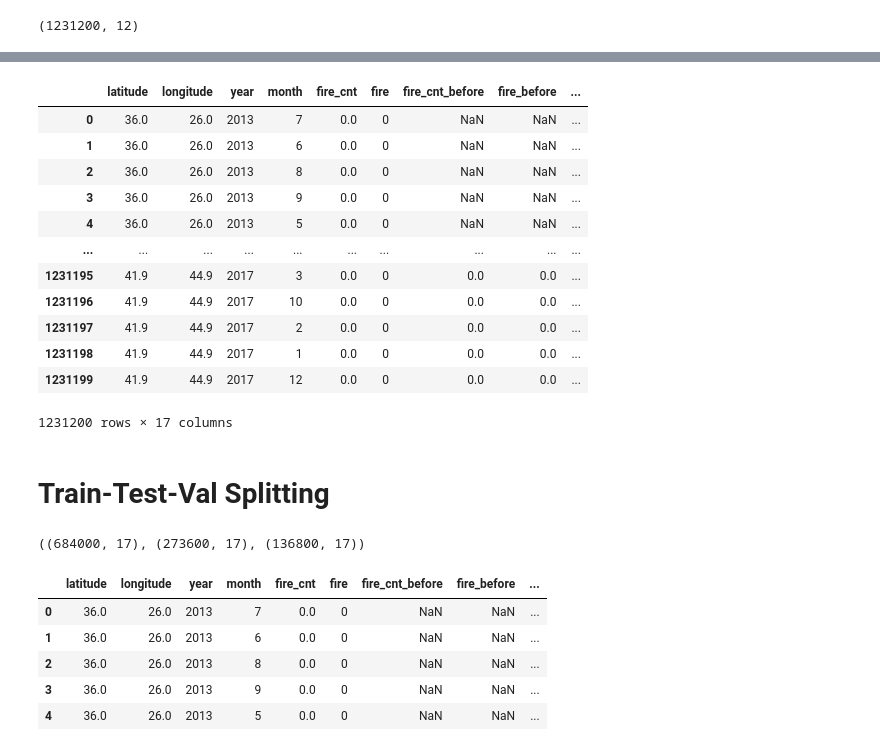
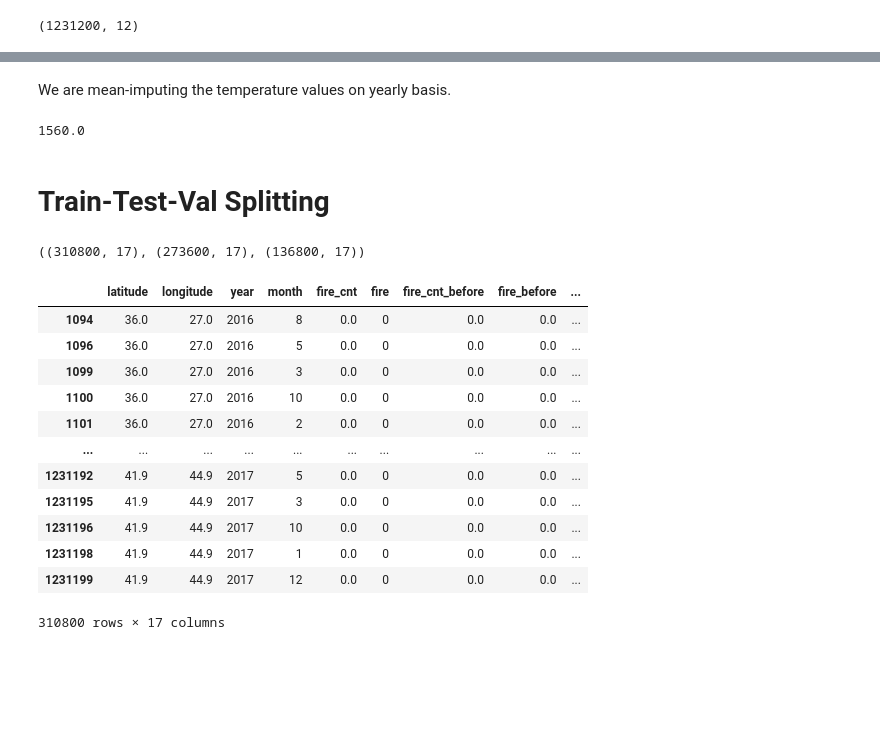
Before and after one commit to nlztrk/turkey_wildfire_prediction, a Jupyter notebook: notebook/03. DatasetCreation.ipynb, the cells around one changed output, grey strips where cells are left out. Cells and saved outputs as stored; diff of their text form; code cells hidden in the pictures; blank space fills up the shorter version.

```diff
--- a/notebook/03. DatasetCreation.ipynb
+++ b/notebook/03. DatasetCreation.ipynb
@@ -136,8 +125,8 @@ dtype: float64
 # %%
 yearly = history.groupby(
-    ['latitude', 'longitude', 'year'])[['fire_cnt', 'fire']].mean().reset_index()
+    ['latitude', 'longitude', 'year'])[['fire_cnt', 'fire']].sum().reset_index()
 monthly = history.groupby(
-    ['latitude', 'longitude', 'year', 'month'])[['fire_cnt', 'fire']].mean().reset_index()
+    ['latitude', 'longitude', 'year', 'month'])[['fire_cnt', 'fire']].sum().reset_index()
 # %%
 last_year = yearly.copy()
 last_year.year += 1
@@ -164,7 +159,7 @@ past['one'] = 1
 past = history[['latitude', 'longitude', 'year', 'one']].drop_duplicates().merge(
     past, on=['latitude', 'longitude', 'one'])
 past = past[past.year_x < past.year_y]
-past = past.groupby(['latitude', 'longitude', 'year_y'])[['fire_cnt', 'fire']].mean().reset_index()
+past = past.groupby(['latitude', 'longitude', 'year_y'])[['fire_cnt', 'fire']].sum().reset_index()
 past.columns = ['latitude', 'longitude', 'year', 'fire_cnt_before', 'fire_before']
 past.head(3)
 # %% [output]
@@ -233,30 +223,20 @@ X = pd.merge(X,
              how="left",
              on=["latitude_rounded", "longitude_rounded", "month", "year"]
             )
+# %% [markdown]
+We are mean-imputing the temperature values on yearly basis.
 # %%
-X["temperature_min"] = X.groupby(['month', 'year'])["temperature_min"].transform(lambda x: x.fillna(x.mean()))
-X["temperature_max"] = X.groupby(['month', 'year'])["temperature_max"].transform(lambda x: x.fillna(x.mean()))
-X["temperature_avg"] = X.groupby(['month', 'year'])["temperature_avg"].transform(lambda x: x.fillna(x.mean()))
+# X["temperature_min"] = X.groupby(['year'])["temperature_min"].transform(lambda x: x.fillna(x.mean()))
+# X["temperature_max"] = X.groupby(['year'])["temperature_max"].transform(lambda x: x.fillna(x.mean()))
+# X["temperature_avg"] = X.groupby(['year'])["temperature_avg"].transform(lambda x: x.fillna(x.mean()))
 # %%
-X
+X.fire_cnt_before.max()
 # %% [output]
-|  | latitude | longitude | year | month | fire_cnt | fire | fire_cnt_before | fire_before | ... |
-| 0 | 36.0 | 26.0 | 2013 | 7 | 0.0 | 0 | NaN | NaN | ... |
-| 1 | 36.0 | 26.0 | 2013 | 6 | 0.0 | 0 | NaN | NaN | ... |
-| 2 | 36.0 | 26.0 | 2013 | 8 | 0.0 | 0 | NaN | NaN | ... |
-| 3 | 36.0 | 26.0 | 2013 | 9 | 0.0 | 0 | NaN | NaN | ... |
-| 4 | 36.0 | 26.0 | 2013 | 5 | 0.0 | 0 | NaN | NaN | ... |
-| ... | ... | ... | ... | ... | ... | ... | ... | ... | ... |
-| 1231195 | 41.9 | 44.9 | 2017 | 3 | 0.0 | 0 | 0.0 | 0.0 | ... |
-| 1231196 | 41.9 | 44.9 | 2017 | 10 | 0.0 | 0 | 0.0 | 0.0 | ... |
-| 1231197 | 41.9 | 44.9 | 2017 | 2 | 0.0 | 0 | 0.0 | 0.0 | ... |
-| 1231198 | 41.9 | 44.9 | 2017 | 1 | 0.0 | 0 | 0.0 | 0.0 | ... |
-| 1231199 | 41.9 | 44.9 | 2017 | 12 | 0.0 | 0 | 0.0 | 0.0 | ... |
-1231200 rows × 17 columns
+1560.0
 # %% [markdown]
 # Train-Test-Val Splitting
 # %%
-train = X[X.year < TRAIN_UNTIL]#.dropna()
+train = X[X.year < TRAIN_UNTIL].dropna()
 valid = X[(X.year >= VAL_BETWEEN[0]) & (X.year < VAL_BETWEEN[1])]
 test = X[X.year == TEST_ON]
 
@@ -265,12 +245,19 @@ valid.to_csv('../data/train_val_test_data/valid.csv', index=False)
 test.to_csv('../data/train_val_test_data/test.csv', index=False)
 # %%
 train.shape, valid.shape, test.shape
-train.head()
+train
 # %% [output]
-((684000, 17), (273600, 17), (136800, 17))
+((310800, 17), (273600, 17), (136800, 17))
 |  | latitude | longitude | year | month | fire_cnt | fire | fire_cnt_before | fire_before | ... |
-| 0 | 36.0 | 26.0 | 2013 | 7 | 0.0 | 0 | NaN | NaN | ... |
-| 1 | 36.0 | 26.0 | 2013 | 6 | 0.0 | 0 | NaN | NaN | ... |
-| 2 | 36.0 | 26.0 | 2013 | 8 | 0.0 | 0 | NaN | NaN | ... |
-| 3 | 36.0 | 26.0 | 2013 | 9 | 0.0 | 0 | NaN | NaN | ... |
-| 4 | 36.0 | 26.0 | 2013 | 5 | 0.0 | 0 | NaN | NaN | ... |
+| 1094 | 36.0 | 27.0 | 2016 | 8 | 0.0 | 0 | 0.0 | 0.0 | ... |
+| 1096 | 36.0 | 27.0 | 2016 | 5 | 0.0 | 0 | 0.0 | 0.0 | ... |
+| 1099 | 36.0 | 27.0 | 2016 | 3 | 0.0 | 0 | 0.0 | 0.0 | ... |
+| 1100 | 36.0 | 27.0 | 2016 | 10 | 0.0 | 0 | 0.0 | 0.0 | ... |
+| 1101 | 36.0 | 27.0 | 2016 | 2 | 0.0 | 0 | 0.0 | 0.0 | ... |
+| ... | ... | ... | ... | ... | ... | ... | ... | ... | ... |
+| 1231192 | 41.9 | 44.9 | 2017 | 5 | 0.0 | 0 | 0.0 | 0.0 | ... |
+| 1231195 | 41.9 | 44.9 | 2017 | 3 | 0.0 | 0 | 0.0 | 0.0 | ... |
+| 1231196 | 41.9 | 44.9 | 2017 | 10 | 0.0 | 0 | 0.0 | 0.0 | ... |
+| 1231198 | 41.9 | 44.9 | 2017 | 1 | 0.0 | 0 | 0.0 | 0.0 | ... |
+| 1231199 | 41.9 | 44.9 | 2017 | 12 | 0.0 | 0 | 0.0 | 0.0 | ... |
+310800 rows × 17 columns
```
Also changed, not shown: parts of 26 cells of this notebook, 10 other files.
